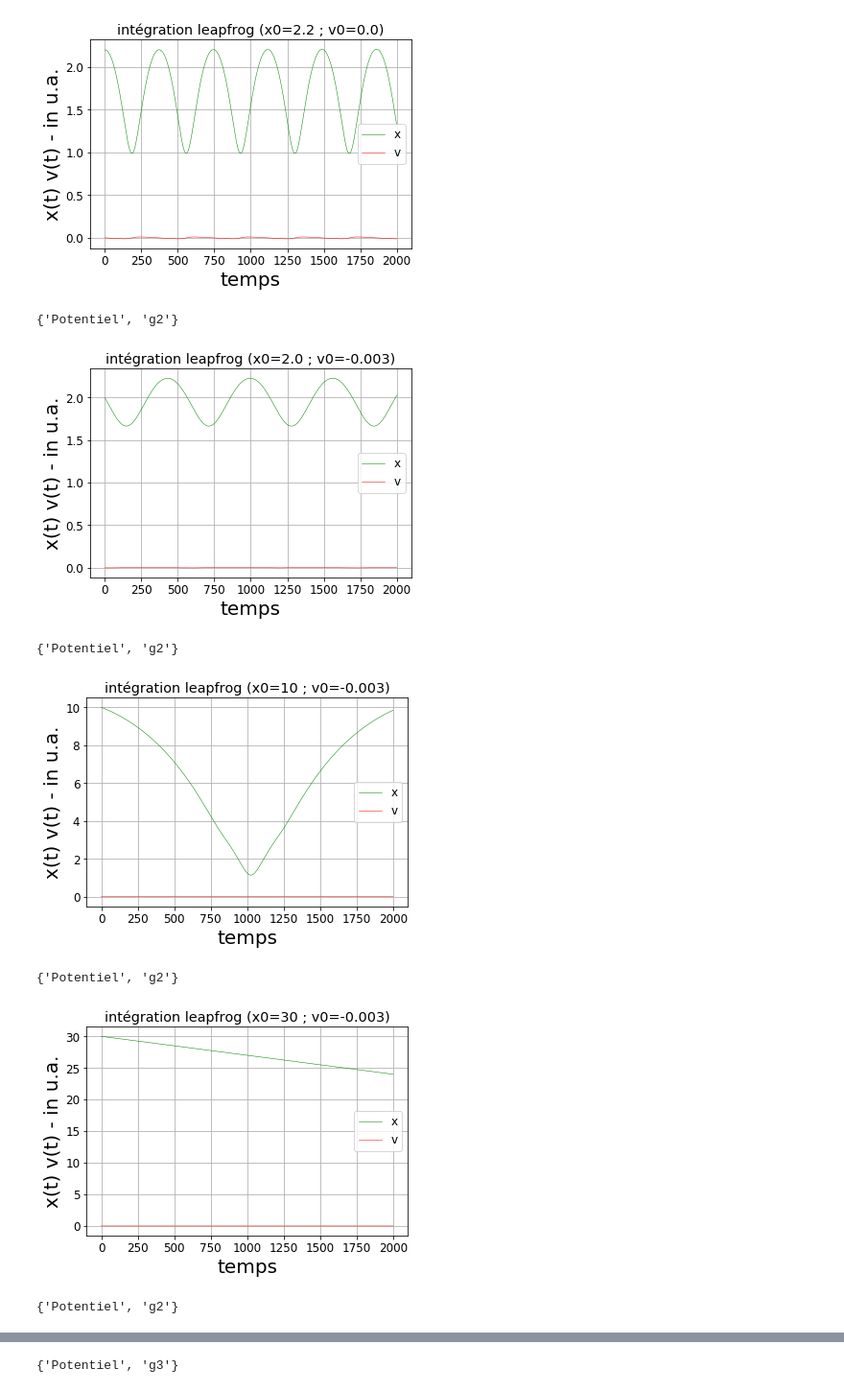
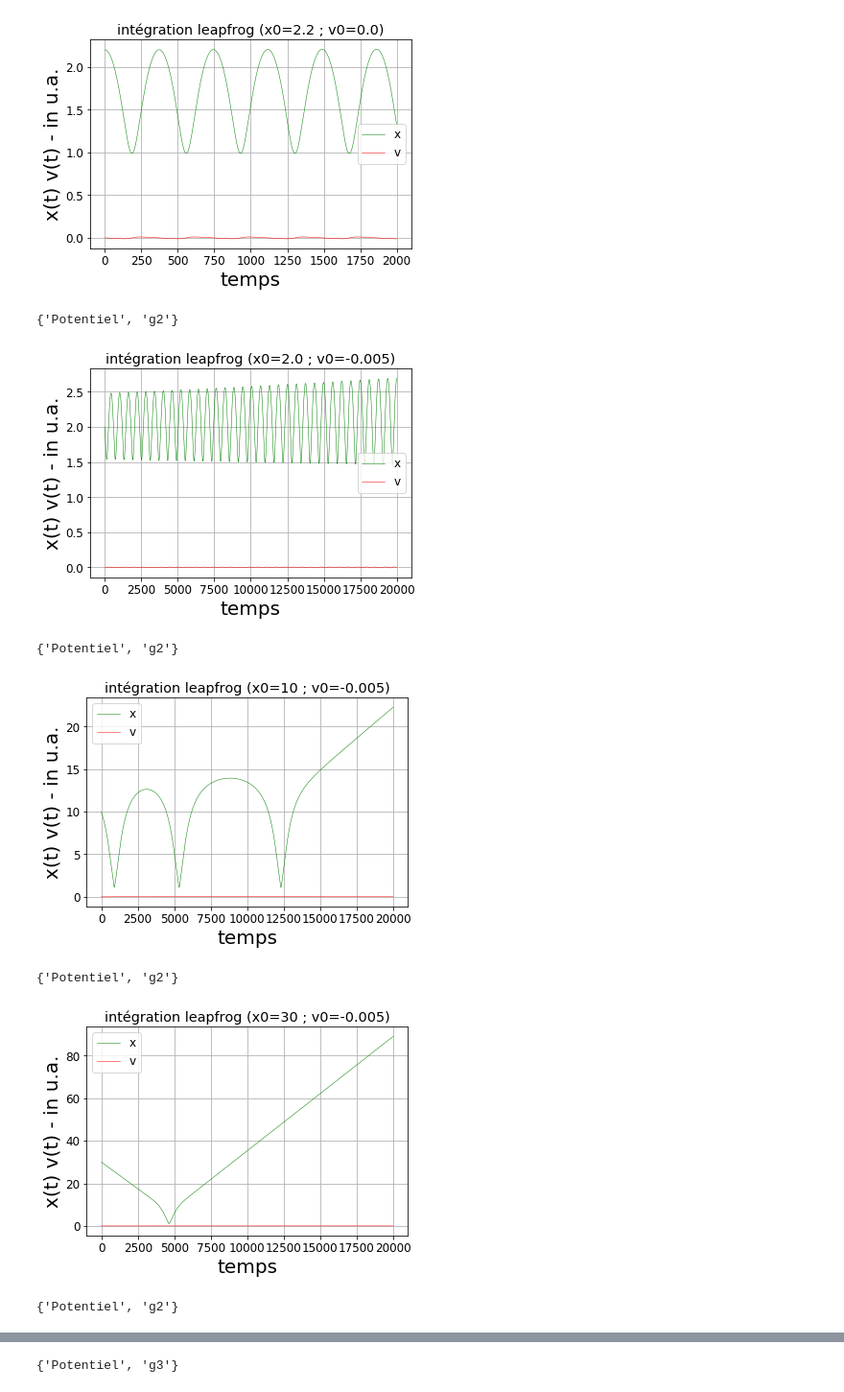
Before and after one commit to Yves-LEMEN/manip-fichiers, a Jupyter notebook: 3- gestion fichiers.ipynb, the cells around one changed output, grey strips where cells are left out. Shown: that part at 96% size. Cells and saved outputs as stored; diff of their text form; code cells hidden in the pictures.

```diff
--- a/3- gestion fichiers.ipynb
+++ b/3- gestion fichiers.ipynb
@@ -518,7 +518,7 @@ for iplot in range(0,4):
 [figure]
 # %%
 x0=2.0 # Les valeurs autorisées dépendent du potentiel
-v0=-0.003
+v0=-0.005
 
 ###############################################################################
 # masse à prendre en compte et index de la fonction de potentiel
@@ -530,7 +530,7 @@ vue=[x0, 10, 30, 90]
 ###############################################################################
 # entrée des paramètres temporels - limite de temps tps pas temporel Mm
 Mm = 100000
-tps=2000
+tps=20000
 tp=np.linspace(0,tps,Mm)
 dtp = tp[1] - tp[0]
 
@@ -570,36 +570,36 @@ def resoudre(x0,v0, Mm, Potentiel):
 
 
 for iplot in range(0,4):
     x1=vue[iplot]
     x,v = resoudre(x1,v0,Mm,Potentiel)
 
     texte = set(varname for varname, varval in globals().items() if varval is Potentiel)
     print(texte)
 
     rcParams["axes.grid"] = True
     rcParams['font.size'] = 12
     rcParams['axes.labelsize'] = 20
     figure()
     plt.plot(tp,x,'g',linewidth=0.5, label='x')
     plt.plot(tp,v,'r',linewidth=0.5, label='v')
     xlabel("temps")
 
     express1="x(t) v(t) - in u.a."
 
     ylabel(express1)
     titre1 = "intégration leapfrog (x0={} ; v0={})".format(x1,v0)
 
     plt.title (titre1)
     plt.legend(loc='best', frameon= True)
 
 ###############################################################################
     show()
 ###############################################################################
 # %% [output]
 {'Potentiel', 'g2'}
-[figure, old version]
+[figure, new version]
 {'Potentiel', 'g2'}
-[figure, old version]
+[figure, new version]
 {'Potentiel', 'g2'}
-[figure, old version]
+[figure, new version]
 {'Potentiel', 'g2'}
```
Also changed, not shown: parts of 1 cell of this notebook.
